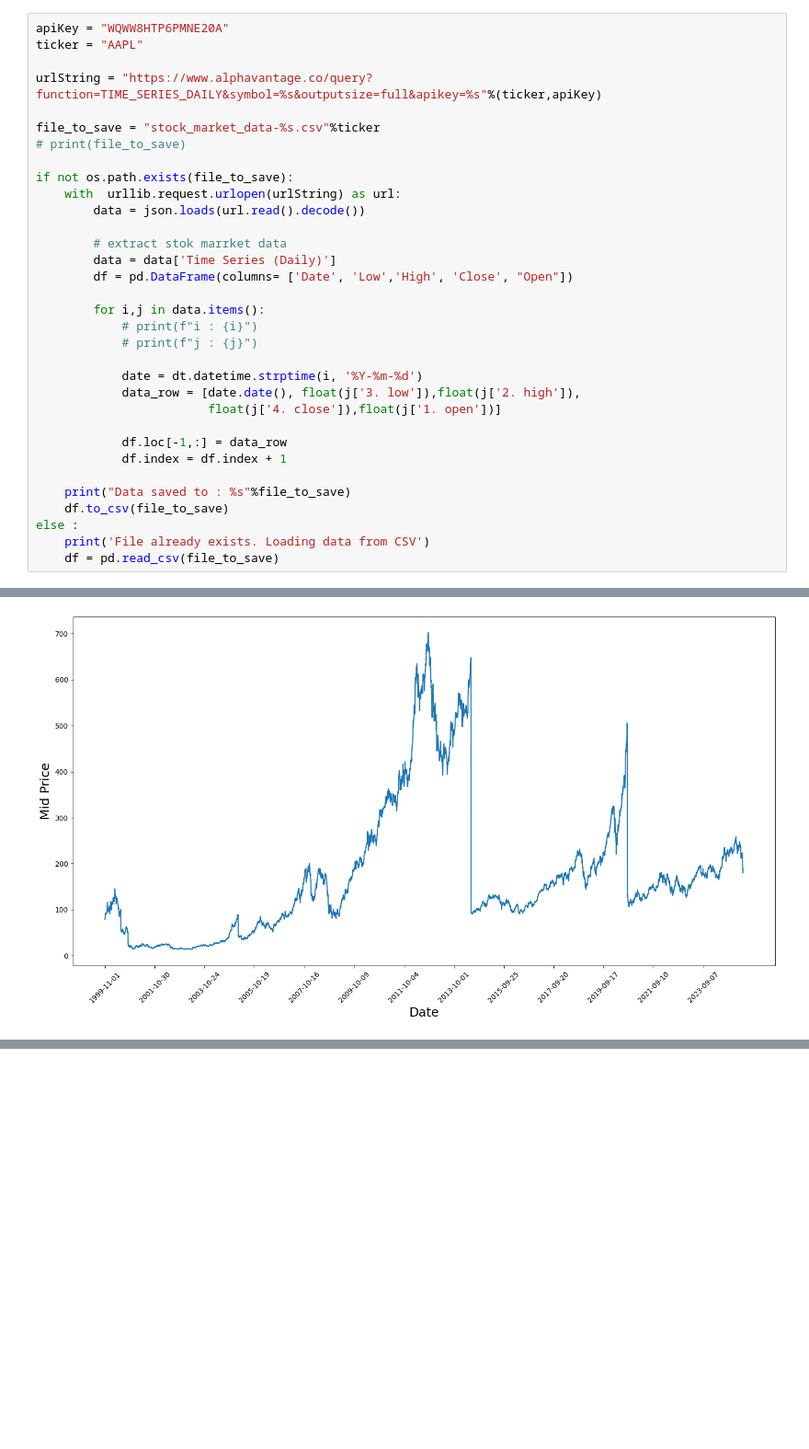
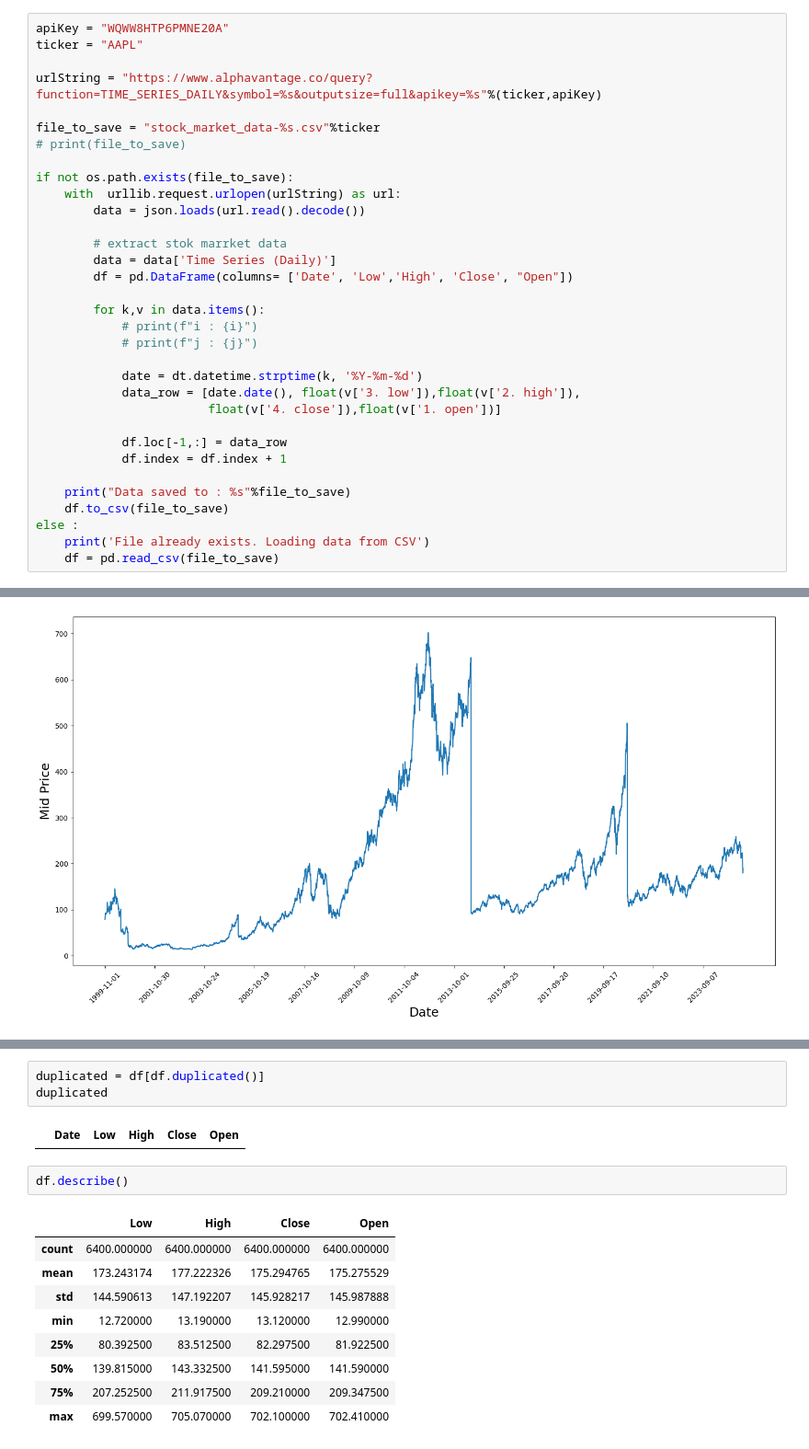
Before and after one commit to AzizuAhmad/AIEngineer, a Jupyter notebook: DataScienceProject/PredictStockPrice/alpha.ipynb, the cells around one changed output, grey strips where cells are left out. Shown at 92% size. Saved outputs shown, nothing was run; the diff lists cells and outputs as text; blank space fills up the shorter version.

```diff
--- a/DataScienceProject/PredictStockPrice/alpha.ipynb
+++ b/DataScienceProject/PredictStockPrice/alpha.ipynb
@@ -25,13 +25,13 @@ if not os.path.exists(file_to_save):
         data = data['Time Series (Daily)']
         df = pd.DataFrame(columns= ['Date', 'Low','High', 'Close', "Open"])
 
-        for i,j in data.items():
+        for k,v in data.items():
             # print(f"i : {i}")
             # print(f"j : {j}")
 
-            date = dt.datetime.strptime(i, '%Y-%m-%d')
-            data_row = [date.date(), float(j['3. low']),float(j['2. high']),
-                        float(j['4. close']),float(j['1. open'])]
+            date = dt.datetime.strptime(k, '%Y-%m-%d')
+            data_row = [date.date(), float(v['3. low']),float(v['2. high']),
+                        float(v['4. close']),float(v['1. open'])]
 
             df.loc[-1,:] = data_row
             df.index = df.index + 1
@@ -104,0 +114,17 @@ plt.show()
+# %%
+duplicated = df[df.duplicated()]
+duplicated
+# %% [output]
+|  | Date | Low | High | Close | Open |
+# %%
+df.describe()
+# %% [output]
+|  | Low | High | Close | Open |
+| count | 6400.000000 | 6400.000000 | 6400.000000 | 6400.000000 |
+| mean | 173.243174 | 177.222326 | 175.294765 | 175.275529 |
+| std | 144.590613 | 147.192207 | 145.928217 | 145.987888 |
+| min | 12.720000 | 13.190000 | 13.120000 | 12.990000 |
+| 25% | 80.392500 | 83.512500 | 82.297500 | 81.922500 |
+| 50% | 139.815000 | 143.332500 | 141.595000 | 141.590000 |
+| 75% | 207.252500 | 211.917500 | 209.210000 | 209.347500 |
+| max | 699.570000 | 705.070000 | 702.100000 | 702.410000 |
```
Also changed, not shown: parts of 19 cells of this notebook.
